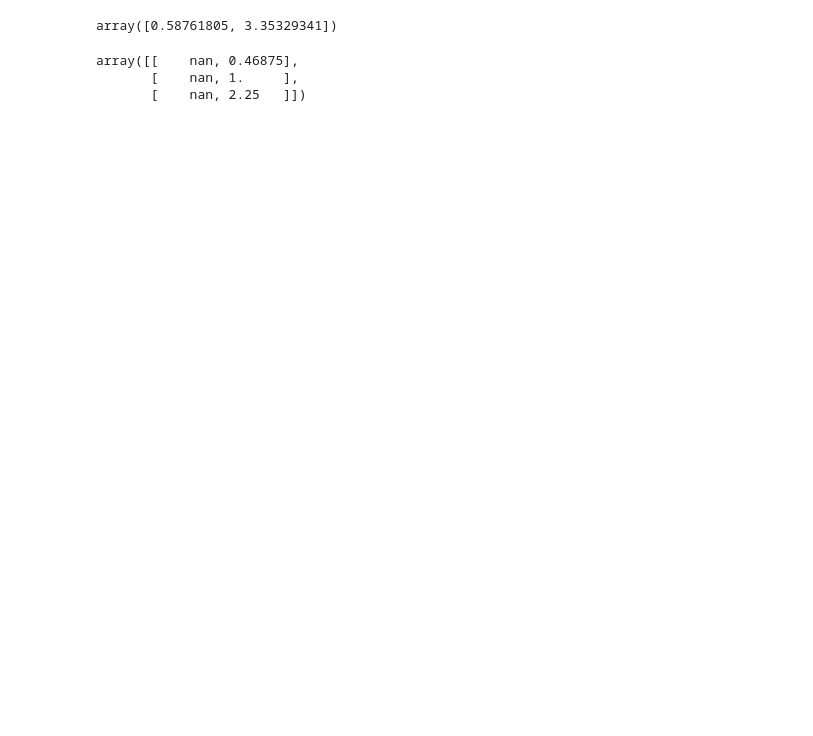
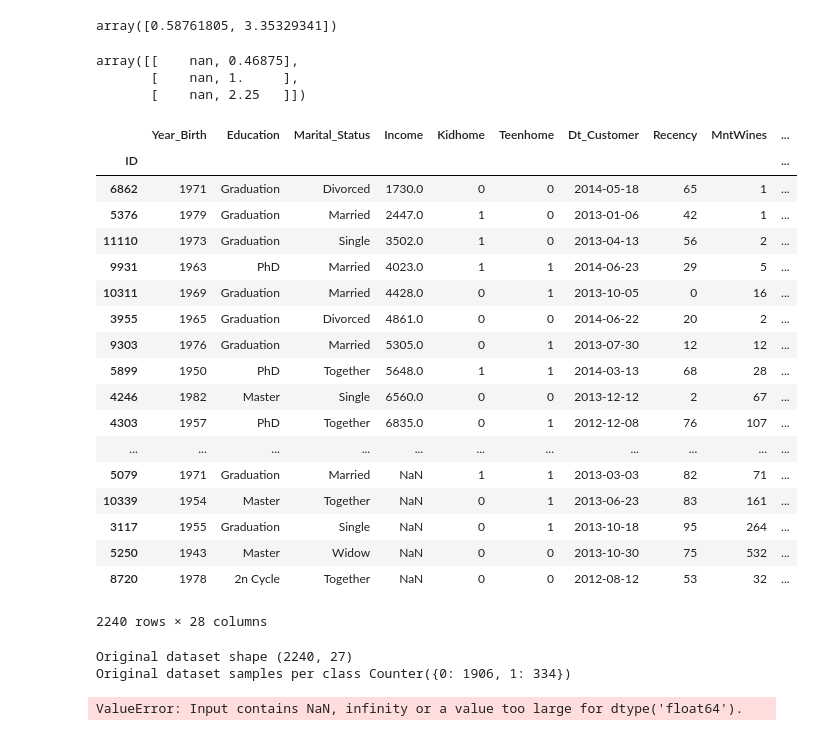
Before and after one commit to Gui879/MLProject, a Jupyter notebook: Untitled12.ipynb, the cells around one changed output. Drawn from its saved outputs; the diff is of its cells as text; code cells hidden in the pictures; blank space fills up the shorter version.

```diff
--- a/Untitled12.ipynb
+++ b/Untitled12.ipynb
@@ -58,3 +58,40 @@ h
 array([[    nan, 0.46875],
        [    nan, 1.     ],
        [    nan, 2.25   ]])
+# %%
+ds
+# %% [output]
+|  | Year_Birth | Education | Marital_Status | Income | Kidhome | Teenhome | Dt_Customer | Recency | MntWines | ... |
+| ID |  |  |  |  |  |  |  |  |  | ... |
+| 6862 | 1971 | Graduation | Divorced | 1730.0 | 0 | 0 | 2014-05-18 | 65 | 1 | ... |
+| 5376 | 1979 | Graduation | Married | 2447.0 | 1 | 0 | 2013-01-06 | 42 | 1 | ... |
+| 11110 | 1973 | Graduation | Single | 3502.0 | 1 | 0 | 2013-04-13 | 56 | 2 | ... |
+| 9931 | 1963 | PhD | Married | 4023.0 | 1 | 1 | 2014-06-23 | 29 | 5 | ... |
+| 10311 | 1969 | Graduation | Married | 4428.0 | 0 | 1 | 2013-10-05 | 0 | 16 | ... |
+| 3955 | 1965 | Graduation | Divorced | 4861.0 | 0 | 0 | 2014-06-22 | 20 | 2 | ... |
+| 9303 | 1976 | Graduation | Married | 5305.0 | 0 | 1 | 2013-07-30 | 12 | 12 | ... |
+| 5899 | 1950 | PhD | Together | 5648.0 | 1 | 1 | 2014-03-13 | 68 | 28 | ... |
+| 4246 | 1982 | Master | Single | 6560.0 | 0 | 0 | 2013-12-12 | 2 | 67 | ... |
+| 4303 | 1957 | PhD | Together | 6835.0 | 0 | 1 | 2012-12-08 | 76 | 107 | ... |
+| ... | ... | ... | ... | ... | ... | ... | ... | ... | ... | ... |
+| 5079 | 1971 | Graduation | Married | NaN | 1 | 1 | 2013-03-03 | 82 | 71 | ... |
+| 10339 | 1954 | Master | Together | NaN | 0 | 1 | 2013-06-23 | 83 | 161 | ... |
+| 3117 | 1955 | Graduation | Single | NaN | 0 | 1 | 2013-10-18 | 95 | 264 | ... |
+| 5250 | 1943 | Master | Widow | NaN | 0 | 0 | 2013-10-30 | 75 | 532 | ... |
+| 8720 | 1978 | 2n Cycle | Together | NaN | 0 | 0 | 2012-08-12 | 53 | 32 | ... |
+2240 rows × 28 columns
+# %%
+from collections import Counter
+from numpy.random import RandomState
+from imblearn.over_sampling import SMOTENC
+print('Original dataset shape (%s, %s)' % X.shape)
+print('Original dataset samples per class {}'.format(Counter(y)))
+
+# simulate the 2 last columns to be categorical features
+sm = SMOTENC(random_state=42, categorical_features=[1, 2,6])
+X_res, y_res = sm.fit_resample(X, y)
+print('Resampled dataset samples per class {}'.format(Counter(y_res)))
+# %% [output]
+Original dataset shape (2240, 27)
+Original dataset samples per class Counter({0: 1906, 1: 334})
+ValueError: Input contains NaN, infinity or a value too large for dtype('float64').
```
Also changed, not shown: parts of 1 cell of this notebook, 1 other file.
